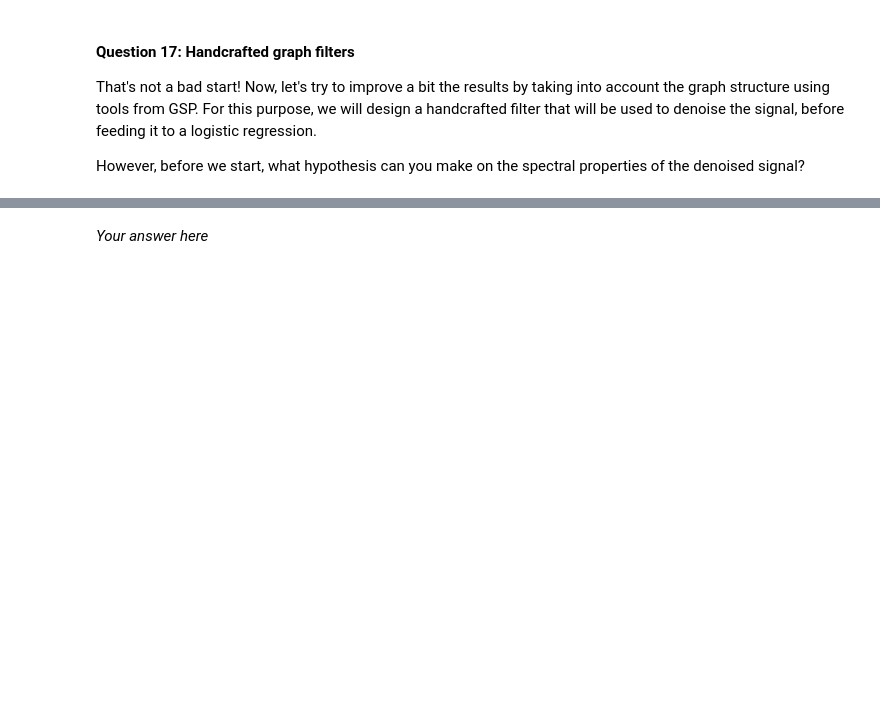
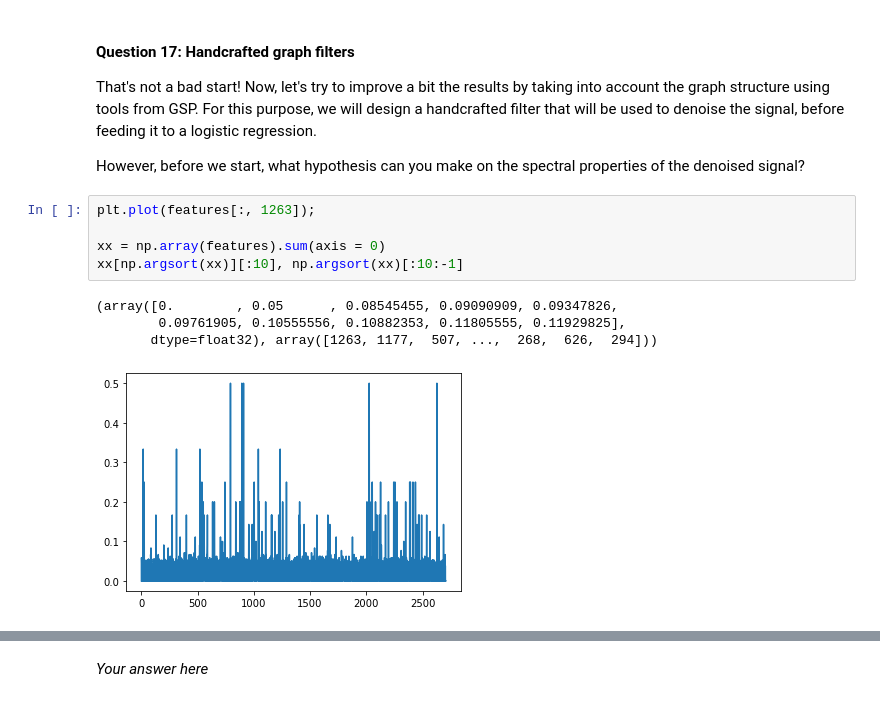
Before and after one commit to caralen/ntds_2019, a Jupyter notebook: assignments/2_learning_with_graphs.ipynb, the cells around one changed output, grey strips where cells are left out. Drawn from its saved outputs; the diff is of its cells as text; blank space fills up the shorter version.

```diff
--- a/assignments/2_learning_with_graphs.ipynb
+++ b/assignments/2_learning_with_graphs.ipynb
@@ -857,3 +859,13 @@ print('Train accuracy {:.4f} | Validation accuracy {:.4f} | Test accuracy {:.4f}
 That's not a bad start! Now, let's try to improve a bit the results by taking into account the graph structure using tools from GSP. For this purpose, we will design a handcrafted filter that will be used to denoise the signal, before feeding it to a logistic regression.
 
 However, before we start, what hypothesis can you make on the spectral properties of the denoised signal?
+# %%
+plt.plot(features[:, 1263]);
+
+xx = np.array(features).sum(axis = 0)
+xx[np.argsort(xx)][:10], np.argsort(xx)[:10:-1]
+# %% [output]
+(array([0.        , 0.05      , 0.08545455, 0.09090909, 0.09347826,
+        0.09761905, 0.10555556, 0.10882353, 0.11805555, 0.11929825],
+       dtype=float32), array([1263, 1177,  507, ...,  268,  626,  294]))
+[figure, added]
```
Also changed, not shown: parts of 47 cells of this notebook.
